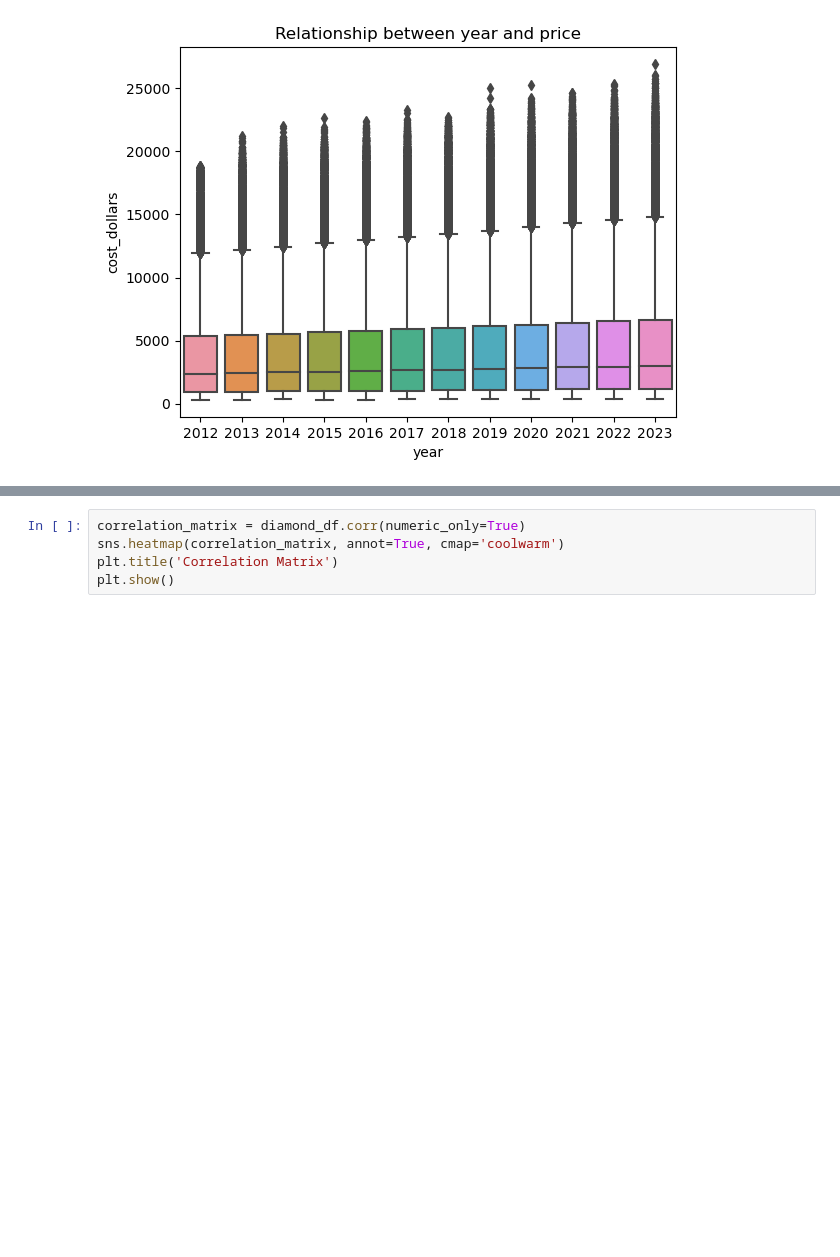
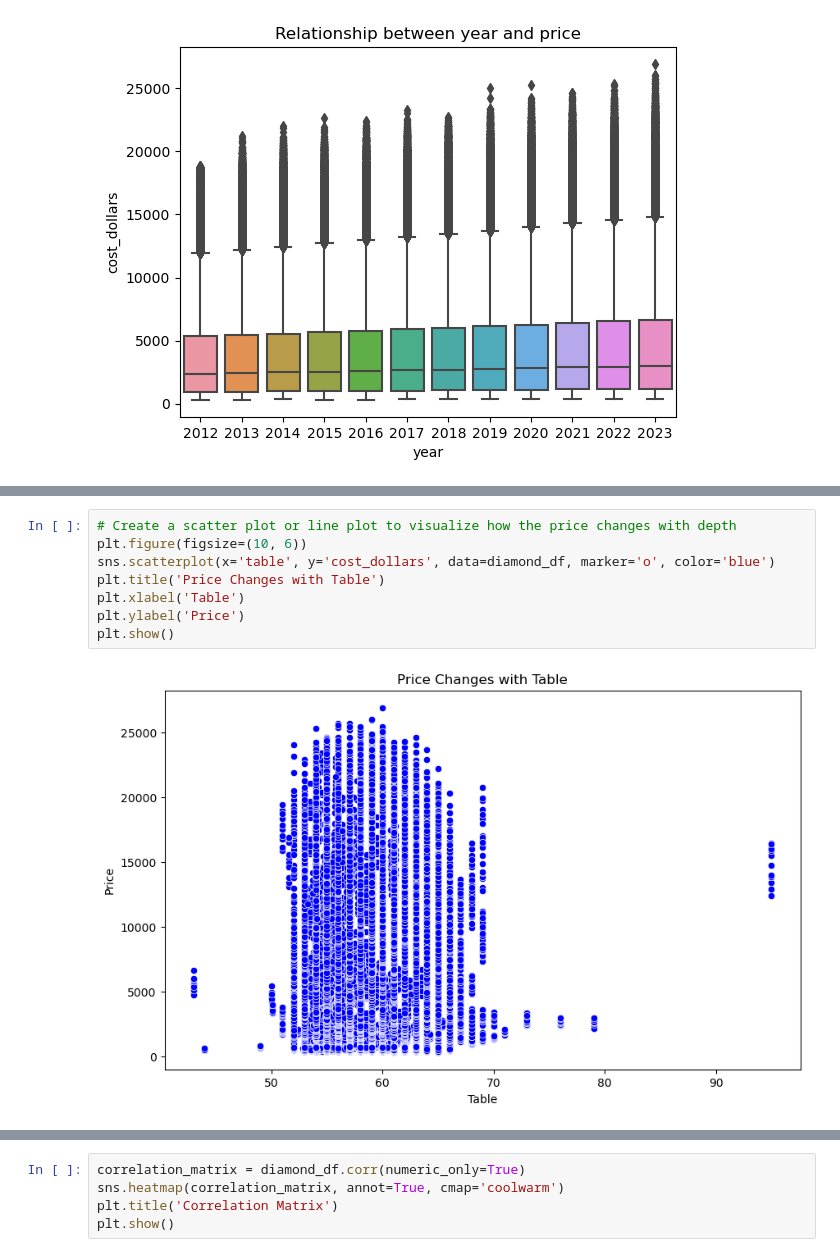
Before and after one commit to rhodanankabirwa/TechDiveProject, a Jupyter notebook: Tech_Drive_Project.ipynb, the cells around one changed output, grey strips where cells are left out. Drawn from its saved outputs; the diff is of its cells as text; blank space fills up the shorter version.

```diff
--- a/Tech_Drive_Project.ipynb
+++ b/Tech_Drive_Project.ipynb
@@ -566,0 +569,10 @@ plt.show()
+# %%
+# Create a scatter plot or line plot to visualize how the price changes with depth
+plt.figure(figsize=(10, 6))
+sns.scatterplot(x='table', y='cost_dollars', data=diamond_df, marker='o', color='blue')
+plt.title('Price Changes with Table')
+plt.xlabel('Table')
+plt.ylabel('Price')
+plt.show()
+# %% [output]
+[figure, added]
```
Also changed, not shown: parts of 24 cells of this notebook.
